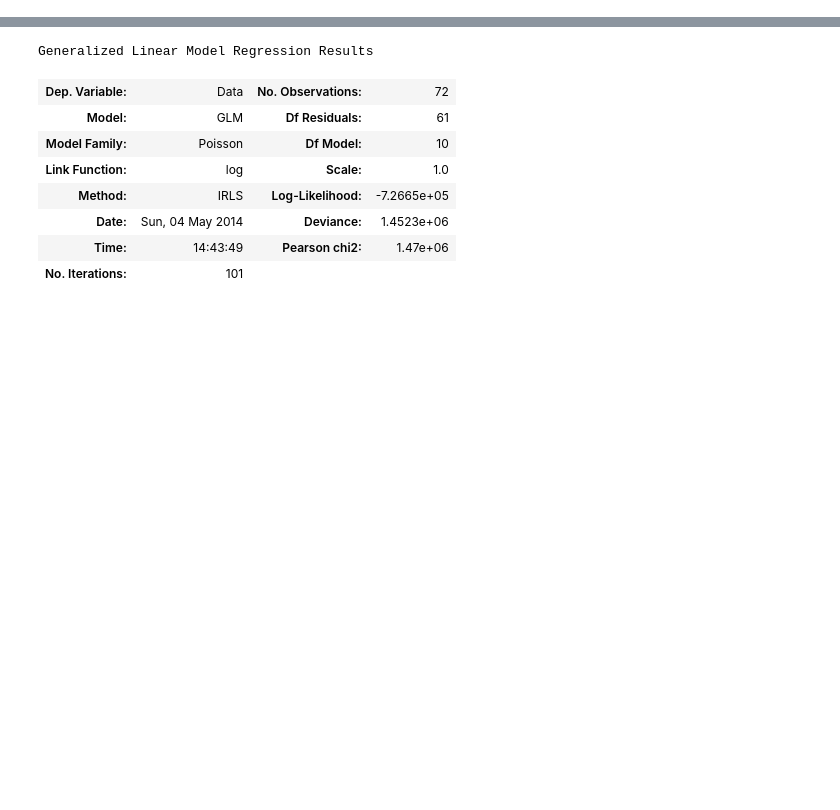
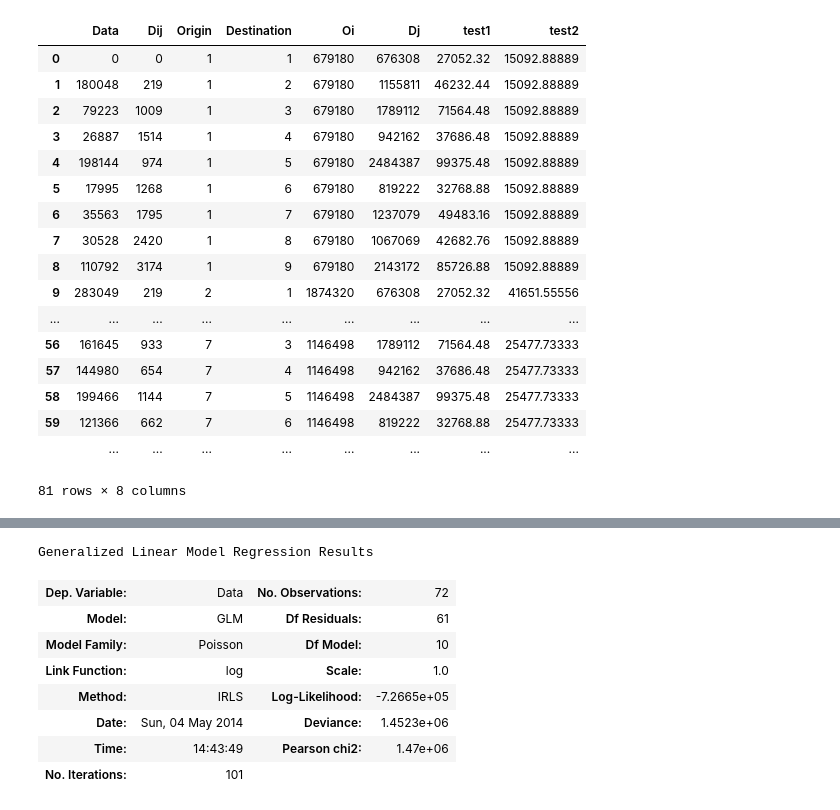
Before and after one commit to tayoshan/IpythonNotebooks, a Jupyter notebook: SIMODEL Test DC.ipynb, the cells around one changed output, grey strips where cells are left out. Drawn from its saved outputs; the diff is of its cells as text; code cells hidden in the pictures; blank space fills up the shorter version.

```diff
--- a/SIMODEL Test DC.ipynb
+++ b/SIMODEL Test DC.ipynb
@@ -1,11 +1,33 @@
 # %%
 import pySI as SI
 import pandas as pd
 import numpy as np
 import time
+import matplotlib.pyplot as plt
 
 #data= pd.DataFrame(pd.read_csv('http://dl.dropbox.com/u/8649795/AT_Austria.csv'))
 data = pd.DataFrame(pd.read_csv("C:\\Users\\Taylor\\Documents\\SIMODELTESTDATA1.csv"))
+
+data
+# %% [output]
+|  | Data | Dij | Origin | Destination | Oi | Dj | test1 | test2 |
+| 0 | 0 | 0 | 1 | 1 | 679180 | 676308 | 27052.32 | 15092.88889 |
+| 1 | 180048 | 219 | 1 | 2 | 679180 | 1155811 | 46232.44 | 15092.88889 |
+| 2 | 79223 | 1009 | 1 | 3 | 679180 | 1789112 | 71564.48 | 15092.88889 |
+| 3 | 26887 | 1514 | 1 | 4 | 679180 | 942162 | 37686.48 | 15092.88889 |
+| 4 | 198144 | 974 | 1 | 5 | 679180 | 2484387 | 99375.48 | 15092.88889 |
+| 5 | 17995 | 1268 | 1 | 6 | 679180 | 819222 | 32768.88 | 15092.88889 |
+| 6 | 35563 | 1795 | 1 | 7 | 679180 | 1237079 | 49483.16 | 15092.88889 |
+| 7 | 30528 | 2420 | 1 | 8 | 679180 | 1067069 | 42682.76 | 15092.88889 |
+| 8 | 110792 | 3174 | 1 | 9 | 679180 | 2143172 | 85726.88 | 15092.88889 |
+| 9 | 283049 | 219 | 2 | 1 | 1874320 | 676308 | 27052.32 | 41651.55556 |
+| ... | ... | ... | ... | ... | ... | ... | ... | ... |
+| 56 | 161645 | 933 | 7 | 3 | 1146498 | 1789112 | 71564.48 | 25477.73333 |
+| 57 | 144980 | 654 | 7 | 4 | 1146498 | 942162 | 37686.48 | 25477.73333 |
+| 58 | 199466 | 1144 | 7 | 5 | 1146498 | 2484387 | 99375.48 | 25477.73333 |
+| 59 | 121366 | 662 | 7 | 6 | 1146498 | 819222 | 32768.88 | 25477.73333 |
+|  | ... | ... | ... | ... | ... | ... | ... | ... |
+81 rows × 8 columns
 # %%
 t0 = time.time()
 
```
Also changed, not shown: parts of 3 cells of this notebook, 15 other files.
